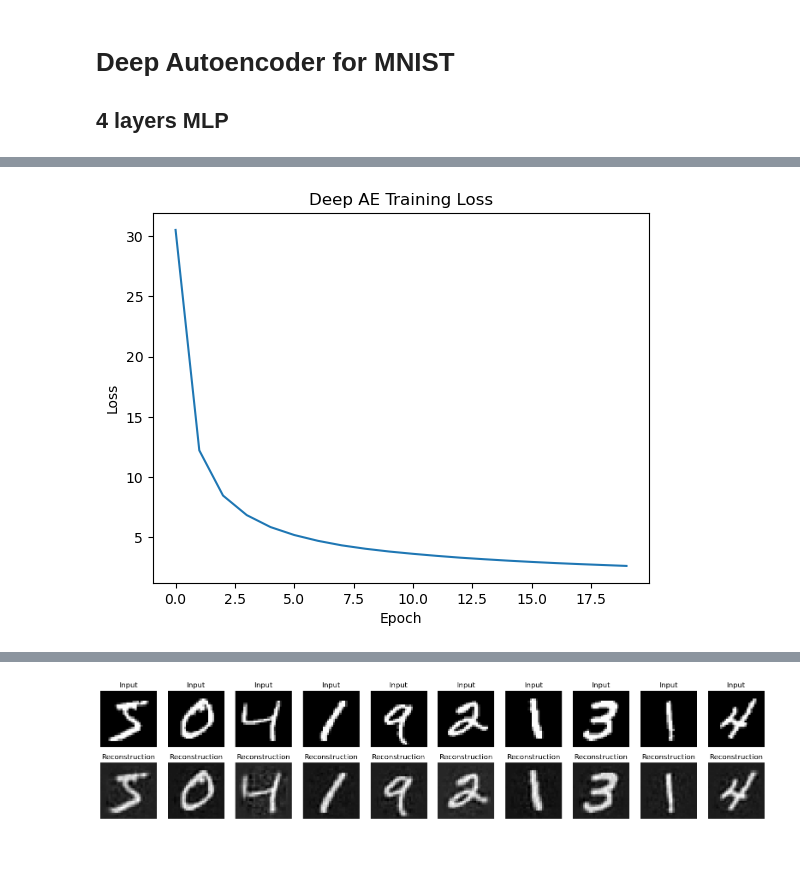
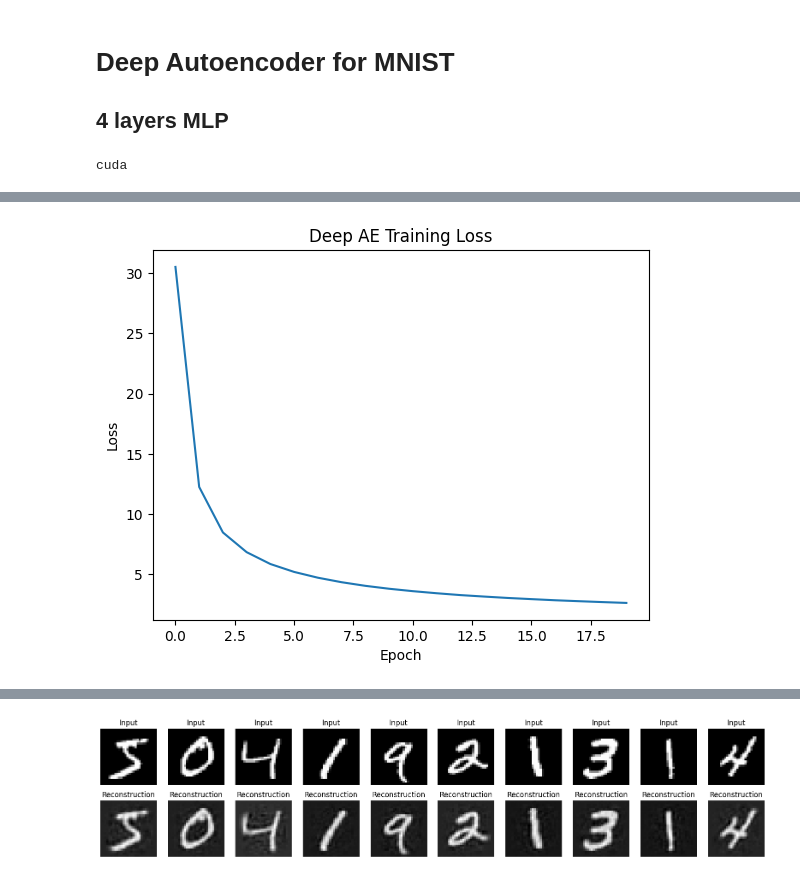
Before and after one commit to namoshi/IG_VAE, a Jupyter notebook: dae_MNIST.ipynb, the cells around one changed output, grey strips where cells are left out. Drawn from its saved outputs; the diff is of its cells as text; code cells hidden in the pictures; blank space fills up the shorter version.

```diff
--- a/dae_MNIST.ipynb
+++ b/dae_MNIST.ipynb
@@ -29,7 +31,7 @@ train_loader = DataLoader(train_dataset, batch_size=batch_size, shuffle=True)
 # %%
 # Linear AEモデルの定義
 class AE(nn.Module):
-    def __init__(self, latent_dim):
+    def __init__(self, latent_dim1, latent_dim2):
         super(AE, self).__init__()
         self.encoder = nn.Sequential(
             nn.Linear(28*28*1, latent_dim1),
@@ -53,9 +55,16 @@ class AE(nn.Module):
         z = self.encode(x)
         x_recon = self.decode(z)
         return x_recon
+# %%
+# select device
+device = 'cuda' if torch.cuda.is_available() else 'cpu'
+
+print(device)
+# %% [output]
+cuda
 # %%
 # モデル、損失関数、最適化手法の定義
-model = AE(latent_dim)
+model = AE(latent_dim1, latent_dim2).to(device)
 optimizer = optim.Adam(model.parameters(), lr=learning_rate)
 
 print(model)
@@ -110,4 +119,4 @@ Epoch 20, Loss: 2.6423
-[figure, old version]
+[figure, new version]
 # %%
 # MSE loss の計算
 def calculate_mse_loss(model, data_loader):
```
Also changed, not shown: parts of 4 cells of this notebook.
